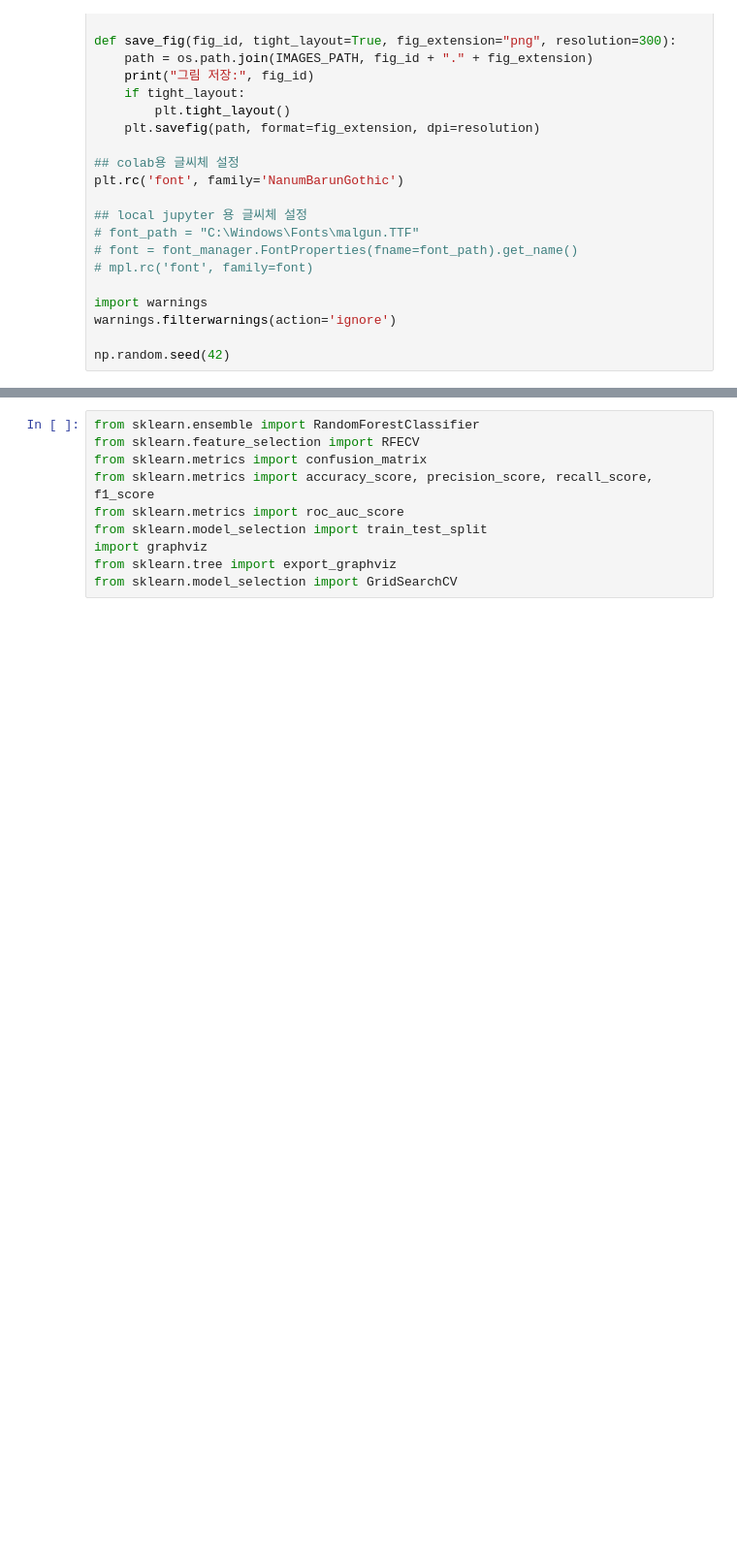
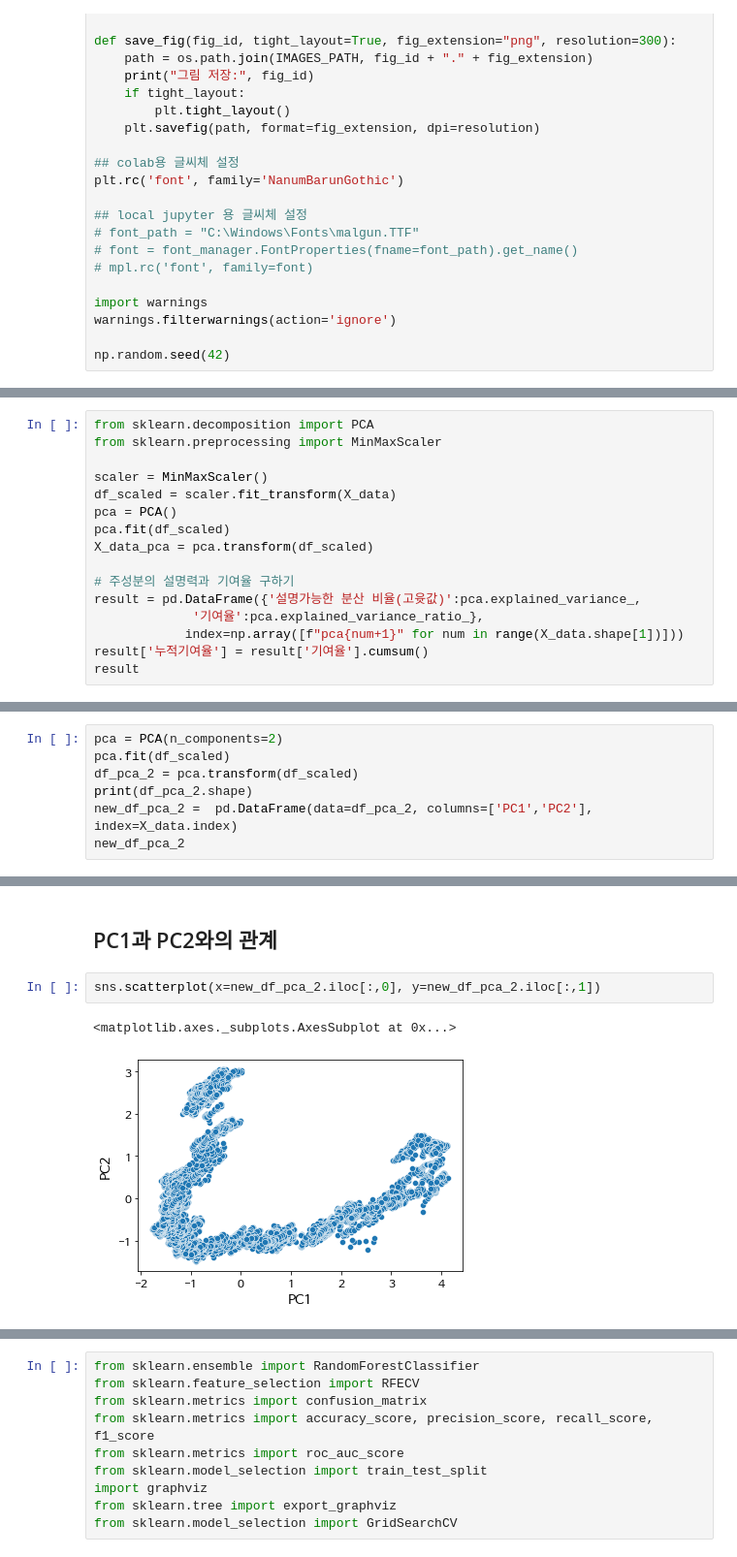
Before and after one commit to 2SEHI/DisplaySensor-Anomaly-Analysis, a Jupyter notebook: 2_PCA와_RandomForest(VIF).ipynb, the cells around one changed output, grey strips where cells are left out. Shown: that part at 97% size. Saved outputs shown, nothing was run; the diff lists cells and outputs as text; blank space fills up the shorter version.

```diff
--- a/2_PCA와_RandomForest(VIF).ipynb
+++ b/2_PCA와_RandomForest(VIF).ipynb
@@ -523,0 +78,16 @@ dat...date.name.
+# %%
+from sklearn.decomposition import PCA
+from sklearn.preprocessing import MinMaxScaler
+
+scaler = MinMaxScaler()
+df_scaled = scaler.fit_transform(X_data)
+pca = PCA()
+pca.fit(df_scaled)
+X_data_pca = pca.transform(df_scaled)
+
+# 주성분의 설명력과 기여율 구하기
+result = pd.DataFrame({'설명가능한 분산 비율(고윳값)':pca.explained_variance_,
+             '기여율':pca.explained_variance_ratio_},
+            index=np.array([f"pca{num+1}" for num in range(X_data.shape[1])]))
+result['누적기여율'] = result['기여율'].cumsum()
+result
@@ -523,0 +131,7 @@ dat...date.name.
+# %%
+pca = PCA(n_components=2)
+pca.fit(df_scaled)
+df_pca_2 = pca.transform(df_scaled)
+print(df_pca_2.shape)
+new_df_pca_2 =  pd.DataFrame(data=df_pca_2, columns=['PC1','PC2'], index=X_data.index)
+new_df_pca_2
@@ -523,0 +154,7 @@ dat...date.name.
+# %% [markdown]
+## PC1과 PC2와의 관계
+# %%
+sns.scatterplot(x=new_df_pca_2.iloc[:,0], y=new_df_pca_2.iloc[:,1])
+# %% [output]
+<matplotlib.axes._subplots.AxesSubplot at 0x...>
+[figure, added]
```
Also changed, not shown: parts of 180 cells of this notebook, 2 other files.
